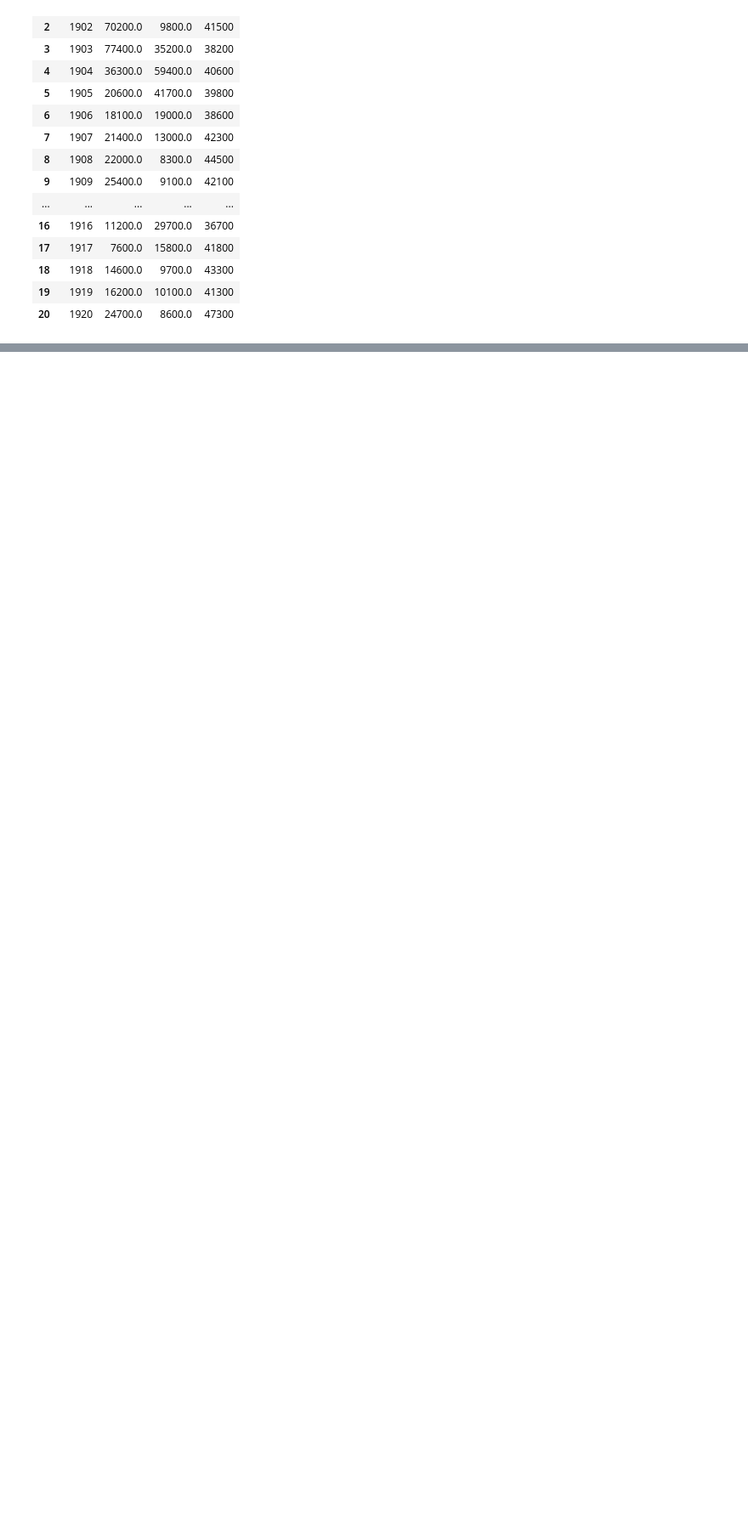
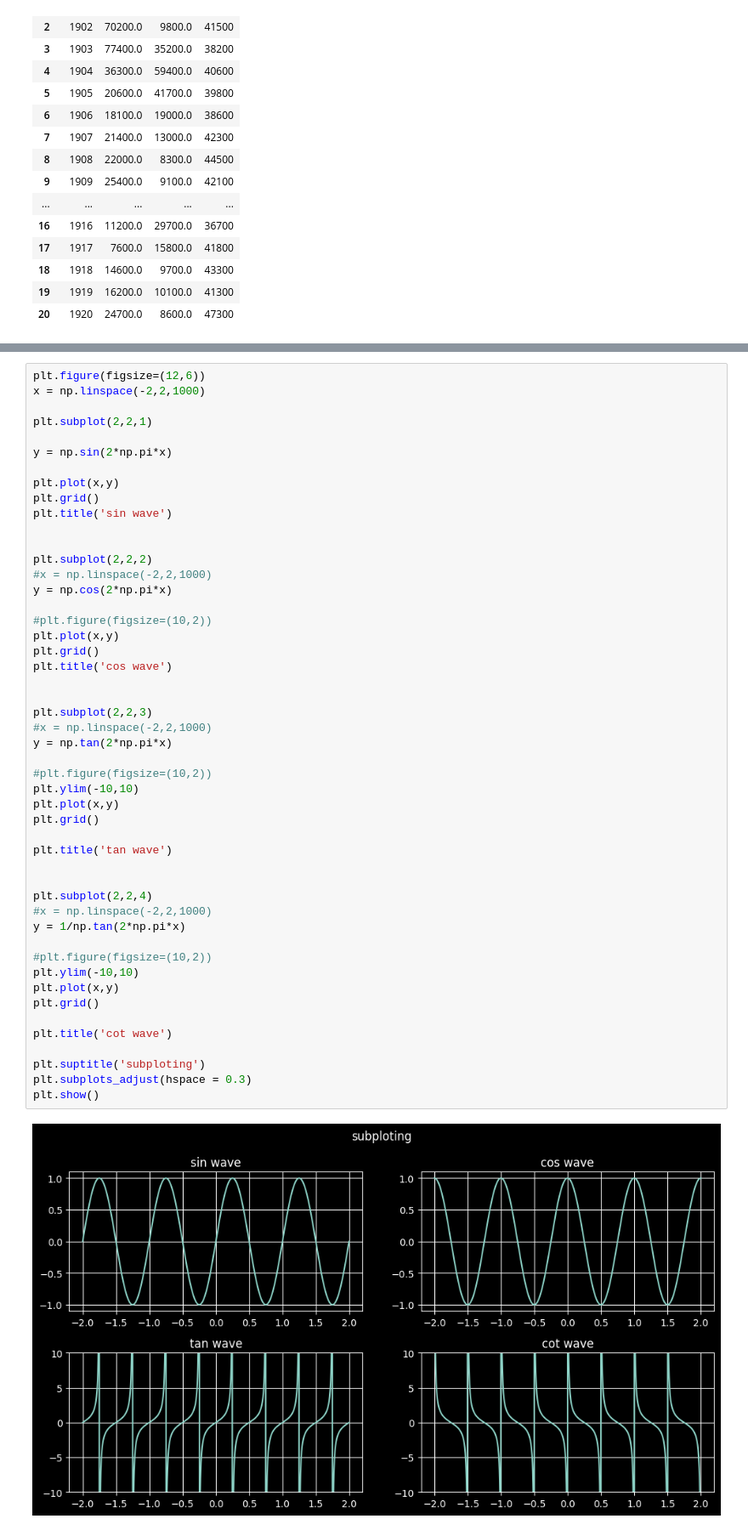
Before and after one commit to Aayush-Bhatia/python-for-DataAnalytics, a Jupyter notebook: DataVisualization.ipynb, the cells around one changed output, grey strips where cells are left out. Shown at 85% size. Saved outputs shown, nothing was run; the diff lists cells and outputs as text; blank space fills up the shorter version.

```diff
--- a/DataVisualization.ipynb
+++ b/DataVisualization.ipynb
@@ -243,0 +249,51 @@ plt.plot(file['# year'],file['hare']) # aise hi baaki features k liye bhi hpojay
+# %%
+plt.figure(figsize=(12,6))
+x = np.linspace(-2,2,1000)
+
+plt.subplot(2,2,1)
+
+y = np.sin(2*np.pi*x)
+
+plt.plot(x,y)
+plt.grid()
+plt.title('sin wave')
+
+
+plt.subplot(2,2,2)
+#x = np.linspace(-2,2,1000)
+y = np.cos(2*np.pi*x)
+
+#plt.figure(figsize=(10,2))
+plt.plot(x,y)
+plt.grid()
+plt.title('cos wave')
+
+
+plt.subplot(2,2,3)
+#x = np.linspace(-2,2,1000)
+y = np.tan(2*np.pi*x)
+
+#plt.figure(figsize=(10,2))
+plt.ylim(-10,10)
+plt.plot(x,y)
+plt.grid()
+
+plt.title('tan wave')
+
+
+plt.subplot(2,2,4)
+#x = np.linspace(-2,2,1000)
+y = 1/np.tan(2*np.pi*x)
+
+#plt.figure(figsize=(10,2))
+plt.ylim(-10,10)
+plt.plot(x,y)
+plt.grid()
+
+plt.title('cot wave')
+
+plt.suptitle('subploting')
+plt.subplots_adjust(hspace = 0.3)
+plt.show()
+# %% [output]
+[figure, added]
```
Also changed, not shown: parts of 88 cells of this notebook, 2 other files.
